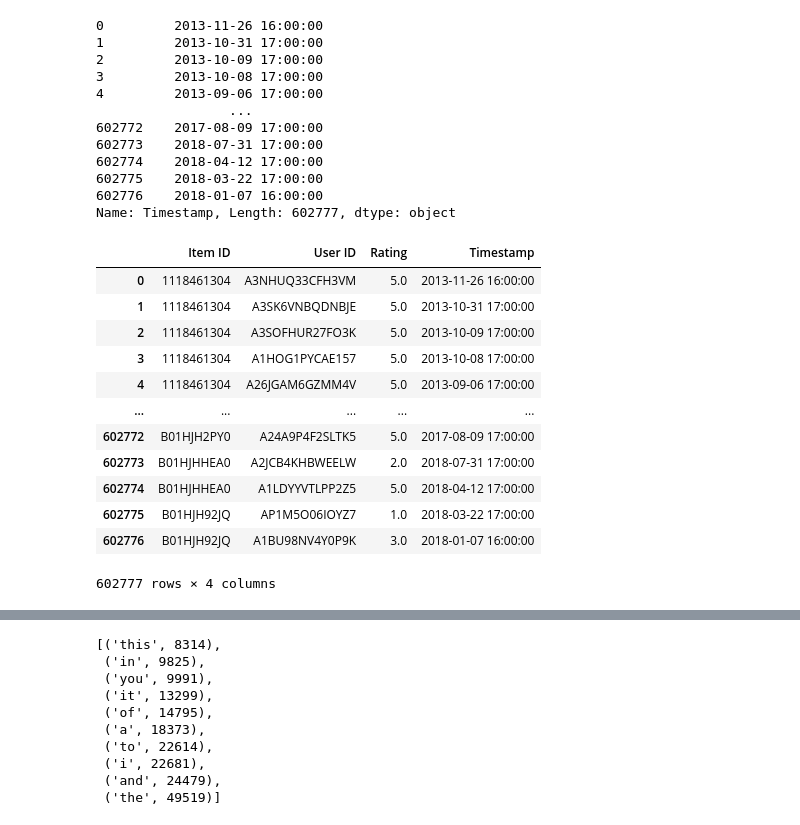
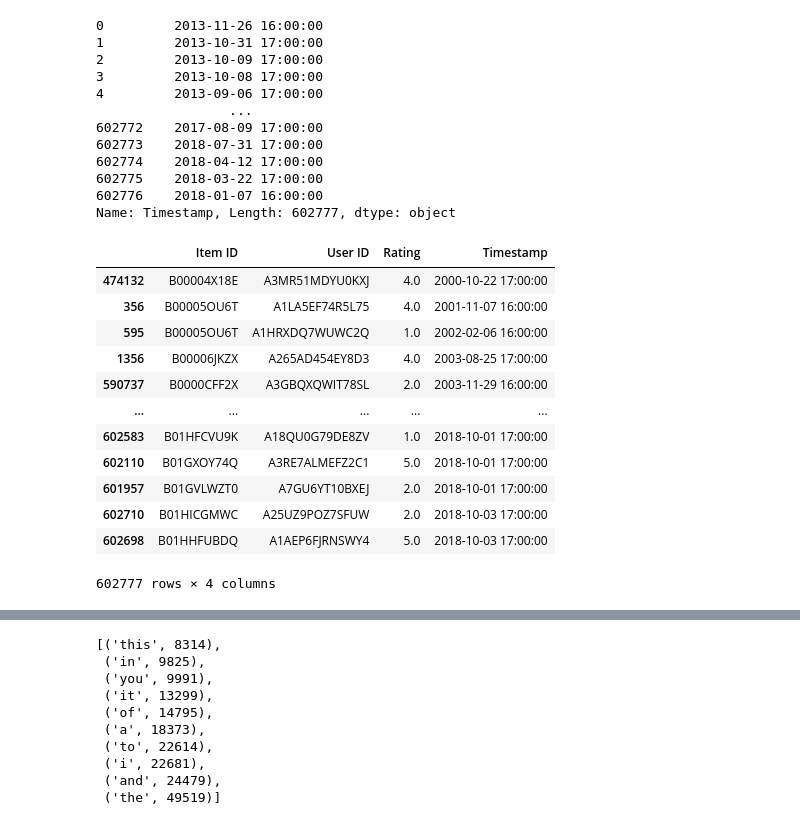
Before and after one commit to medvidov/dsci510final, a Jupyter notebook: HW4/HW 4 Proof of Concept.ipynb, the cells around one changed output, grey strips where cells are left out. Cells and saved outputs as stored; diff of their text form; code cells hidden in the pictures.

```diff
--- a/HW4/HW 4 Proof of Concept.ipynb
+++ b/HW4/HW 4 Proof of Concept.ipynb
@@ -63,20 +67,21 @@ Name: Timestamp, Length: 602777, dtype: object
 # %%
 df = df.drop(labels = 'Timestamp', axis = 1)
 df = pd.concat([df,times], axis = 1)
+df = df.sort_values('Timestamp')
 df
 # %% [output]
 |  | Item ID | User ID | Rating | Timestamp |
-| 0 | 1118461304 | A3NHUQ33CFH3VM | 5.0 | 2013-11-26 16:00:00 |
-| 1 | 1118461304 | A3SK6VNBQDNBJE | 5.0 | 2013-10-31 17:00:00 |
-| 2 | 1118461304 | A3SOFHUR27FO3K | 5.0 | 2013-10-09 17:00:00 |
-| 3 | 1118461304 | A1HOG1PYCAE157 | 5.0 | 2013-10-08 17:00:00 |
-| 4 | 1118461304 | A26JGAM6GZMM4V | 5.0 | 2013-09-06 17:00:00 |
+| 474132 | B00004X18E | A3MR51MDYU0KXJ | 4.0 | 2000-10-22 17:00:00 |
+| 356 | B00005OU6T | A1LA5EF74R5L75 | 4.0 | 2001-11-07 16:00:00 |
+| 595 | B00005OU6T | A1HRXDQ7WUWC2Q | 1.0 | 2002-02-06 16:00:00 |
+| 1356 | B00006JKZX | A265AD454EY8D3 | 4.0 | 2003-08-25 17:00:00 |
+| 590737 | B0000CFF2X | A3GBQXQWIT78SL | 2.0 | 2003-11-29 16:00:00 |
 | ... | ... | ... | ... | ... |
-| 602772 | B01HJH2PY0 | A24A9P4F2SLTK5 | 5.0 | 2017-08-09 17:00:00 |
-| 602773 | B01HJHHEA0 | A2JCB4KHBWEELW | 2.0 | 2018-07-31 17:00:00 |
-| 602774 | B01HJHHEA0 | A1LDYYVTLPP2Z5 | 5.0 | 2018-04-12 17:00:00 |
-| 602775 | B01HJH92JQ | AP1M5O06IOYZ7 | 1.0 | 2018-03-22 17:00:00 |
-| 602776 | B01HJH92JQ | A1BU98NV4Y0P9K | 3.0 | 2018-01-07 16:00:00 |
+| 602583 | B01HFCVU9K | A18QU0G79DE8ZV | 1.0 | 2018-10-01 17:00:00 |
+| 602110 | B01GXOY74Q | A3RE7ALMEFZ2C1 | 5.0 | 2018-10-01 17:00:00 |
+| 601957 | B01GVLWZT0 | A7GU6YT10BXEJ | 2.0 | 2018-10-01 17:00:00 |
+| 602710 | B01HICGMWC | A25UZ9POZ7SFUW | 2.0 | 2018-10-03 17:00:00 |
+| 602698 | B01HHFUBDQ | A1AEP6FJRNSWY4 | 5.0 | 2018-10-03 17:00:00 |
 602777 rows × 4 columns
 # %%
 def get_five_core_data(directory):
```
Also changed, not shown: parts of 11 cells of this notebook, 1 other file.
